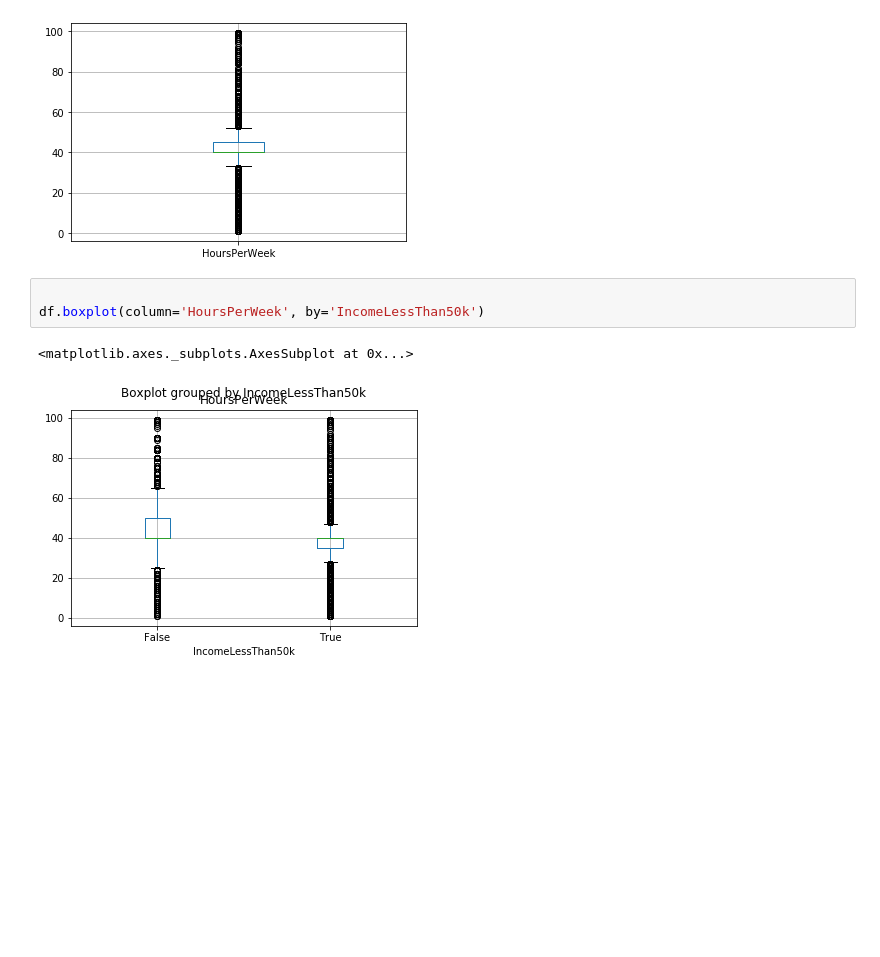
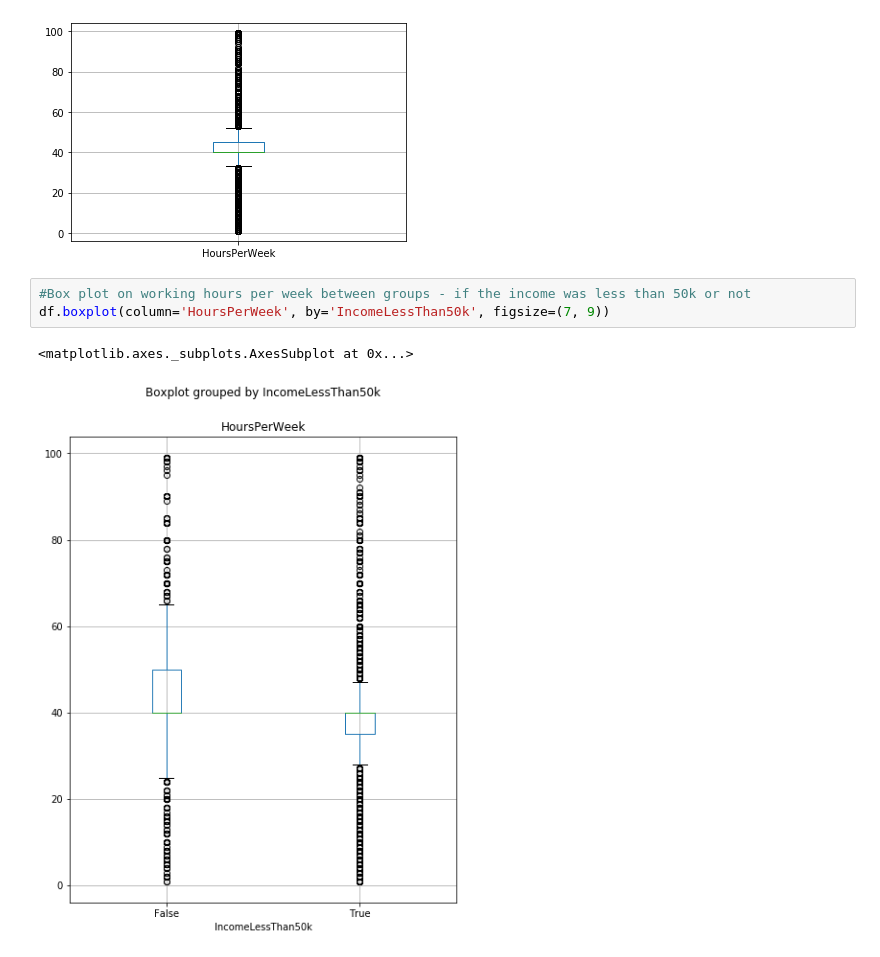
Before and after one commit to yuefu-jiang/Graphness-group-project, a Jupyter notebook: Exploration_YJ.ipynb, the cells around one changed output. Saved outputs shown, nothing was run; the diff lists cells and outputs as text; blank space fills up the shorter version.

Commit message:
Adjusted box plots' scales; added more plots
Added some scatter plots and heat maps

```diff
--- a/Exploration_YJ.ipynb
+++ b/Exploration_YJ.ipynb
@@ -69,8 +73,8 @@ df.boxplot(column = 'HoursPerWeek')
 <matplotlib.axes._subplots.AxesSubplot at 0x...>
 [figure]
 # %%
-
-df.boxplot(column='HoursPerWeek', by='IncomeLessThan50k')
+#Box plot on working hours per week between groups - if the income was less than 50k or not
+df.boxplot(column='HoursPerWeek', by='IncomeLessThan50k', figsize=(7, 9))
 # %% [output]
 <matplotlib.axes._subplots.AxesSubplot at 0x...>
-[figure, old version]
+[figure, new version]
```
Also changed, not shown: parts of 12 cells of this notebook.
